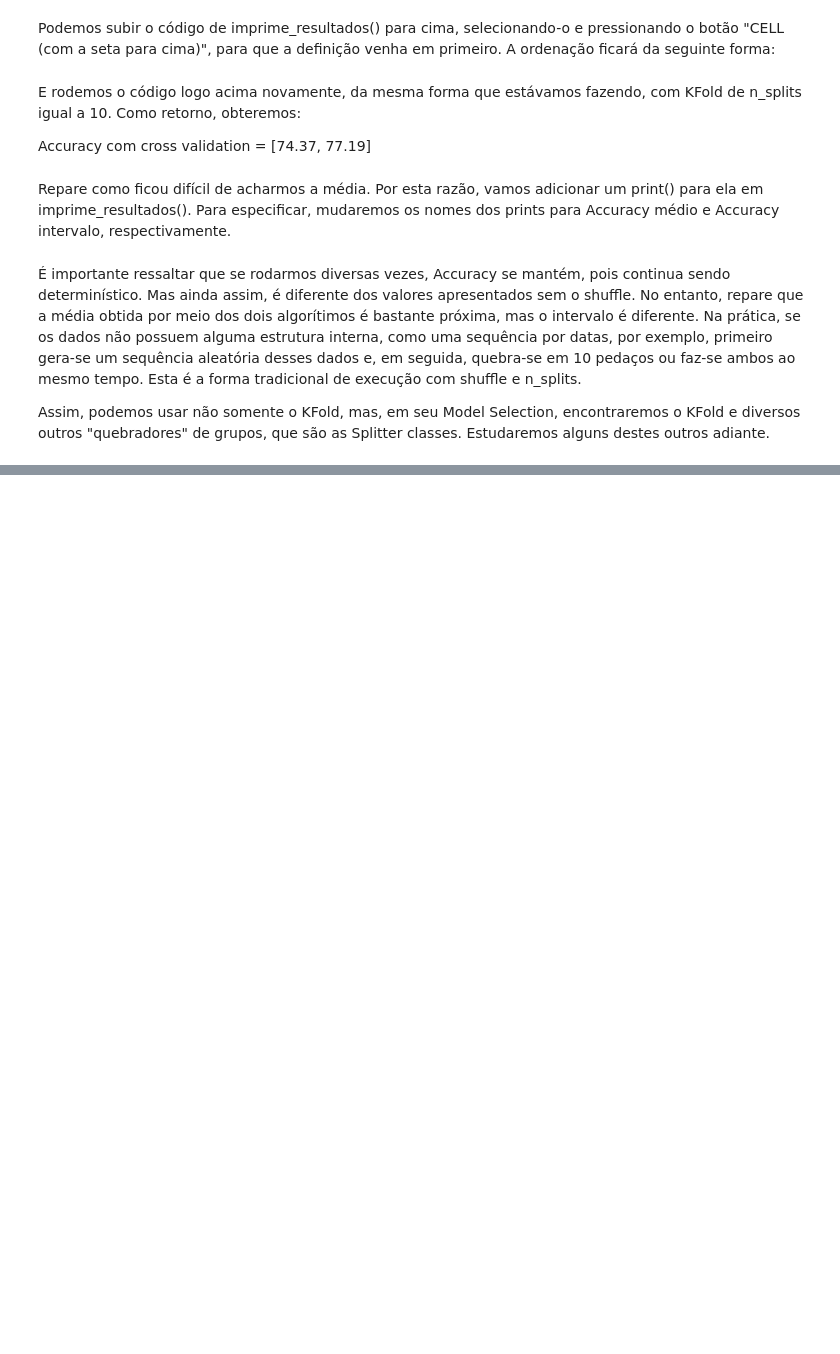
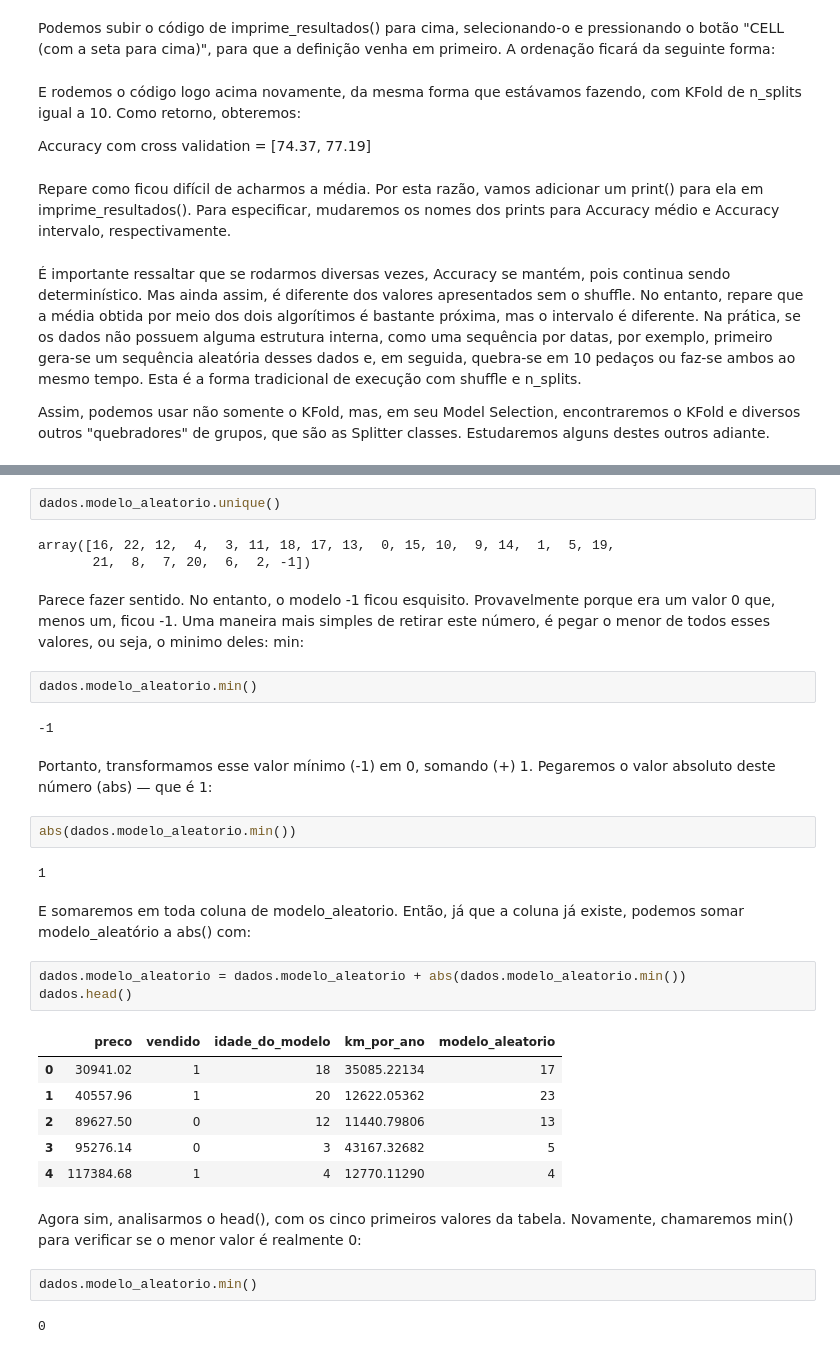
Before and after one commit to Luceliafn/Alura, a Jupyter notebook: Machine_Learning_Validação_1.ipynb, the cells around one changed output, grey strips where cells are left out. Saved outputs shown, nothing was run; the diff lists cells and outputs as text; blank space fills up the shorter version.

```diff
--- a/Machine_Learning_Validação_1.ipynb
+++ b/Machine_Learning_Validação_1.ipynb
@@ -96,0 +283,35 @@ Assim, podemos usar não somente o KFold, mas, em seu Model Selection, encontrar
+# %%
+dados.modelo_aleatorio.unique()
+# %% [output]
+array([16, 22, 12,  4,  3, 11, 18, 17, 13,  0, 15, 10,  9, 14,  1,  5, 19,
+       21,  8,  7, 20,  6,  2, -1])
+# %% [markdown]
+Parece fazer sentido. No entanto, o modelo -1 ficou esquisito. Provavelmente porque era um valor 0 que, menos um, ficou -1. Uma maneira mais simples de retirar este número, é pegar o menor de todos esses valores, ou seja, o minimo deles: min:
+# %%
+dados.modelo_aleatorio.min()
+# %% [output]
+-1
+# %% [markdown]
+Portanto, transformamos esse valor mínimo (-1) em 0, somando (+) 1. Pegaremos o valor absoluto deste número (abs) — que é 1:
+# %%
+abs(dados.modelo_aleatorio.min())
+# %% [output]
+1
+# %% [markdown]
+E somaremos em toda coluna de modelo_aleatorio. Então, já que a coluna já existe, podemos somar modelo_aleatório a abs() com:
+# %%
+dados.modelo_aleatorio = dados.modelo_aleatorio + abs(dados.modelo_aleatorio.min())
+dados.head()
+# %% [output]
+|  | preco | vendido | idade_do_modelo | km_por_ano | modelo_aleatorio |
+| 0 | 30941.02 | 1 | 18 | 35085.22134 | 17 |
+| 1 | 40557.96 | 1 | 20 | 12622.05362 | 23 |
+| 2 | 89627.50 | 0 | 12 | 11440.79806 | 13 |
+| 3 | 95276.14 | 0 | 3 | 43167.32682 | 5 |
+| 4 | 117384.68 | 1 | 4 | 12770.11290 | 4 |
+# %% [markdown]
+Agora sim, analisarmos o head(), com os cinco primeiros valores da tabela. Novamente, chamaremos min() para verificar se o menor valor é realmente 0:
+# %%
+dados.modelo_aleatorio.min()
+# %% [output]
+0
```
Also changed, not shown: parts of 90 cells of this notebook.
